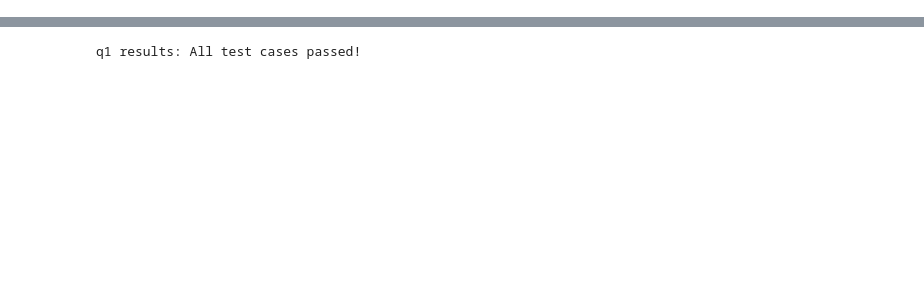
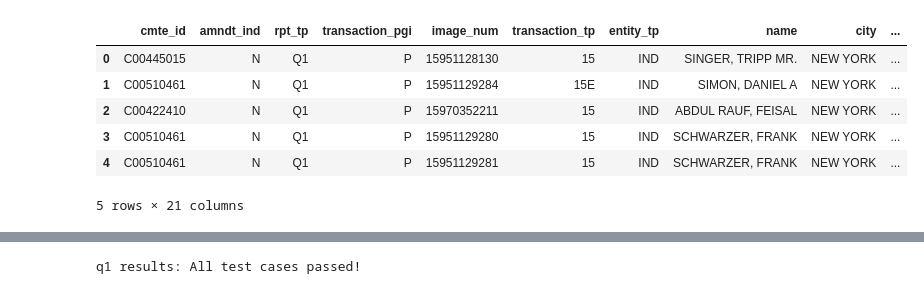
Before and after one commit to TheEvergreenStateCollege/week-3-chinchillabob, a Jupyter notebook: lab/lab04/lab04.ipynb, the cells around one changed output, grey strips where cells are left out. Saved outputs shown, nothing was run; the diff lists cells and outputs as text; code cells hidden in the pictures; blank space fills up the shorter version.

```diff
--- a/lab/lab04/lab04.ipynb
+++ b/lab/lab04/lab04.ipynb
@@ -242,0 +139,15 @@ print(answer1)
+# %%
+query = """
+SELECT *
+FROM indiv_sample_nyc
+LIMIT 5
+"""
+pd.read_sql(query, engine)
+# %% [output]
+|  | cmte_id | amndt_ind | rpt_tp | transaction_pgi | image_num | transaction_tp | entity_tp | name | city | ... |
+| 0 | C00445015 | N | Q1 | P | 15951128130 | 15 | IND | SINGER, TRIPP MR. | NEW YORK | ... |
+| 1 | C00510461 | N | Q1 | P | 15951129284 | 15E | IND | SIMON, DANIEL A | NEW YORK | ... |
+| 2 | C00422410 | N | Q1 | P | 15970352211 | 15 | IND | ABDUL RAUF, FEISAL | NEW YORK | ... |
+| 3 | C00510461 | N | Q1 | P | 15951129280 | 15 | IND | SCHWARZER, FRANK | NEW YORK | ... |
+| 4 | C00510461 | N | Q1 | P | 15951129281 | 15 | IND | SCHWARZER, FRANK | NEW YORK | ... |
+5 rows × 21 columns
```
Also changed, not shown: parts of 89 cells of this notebook.
